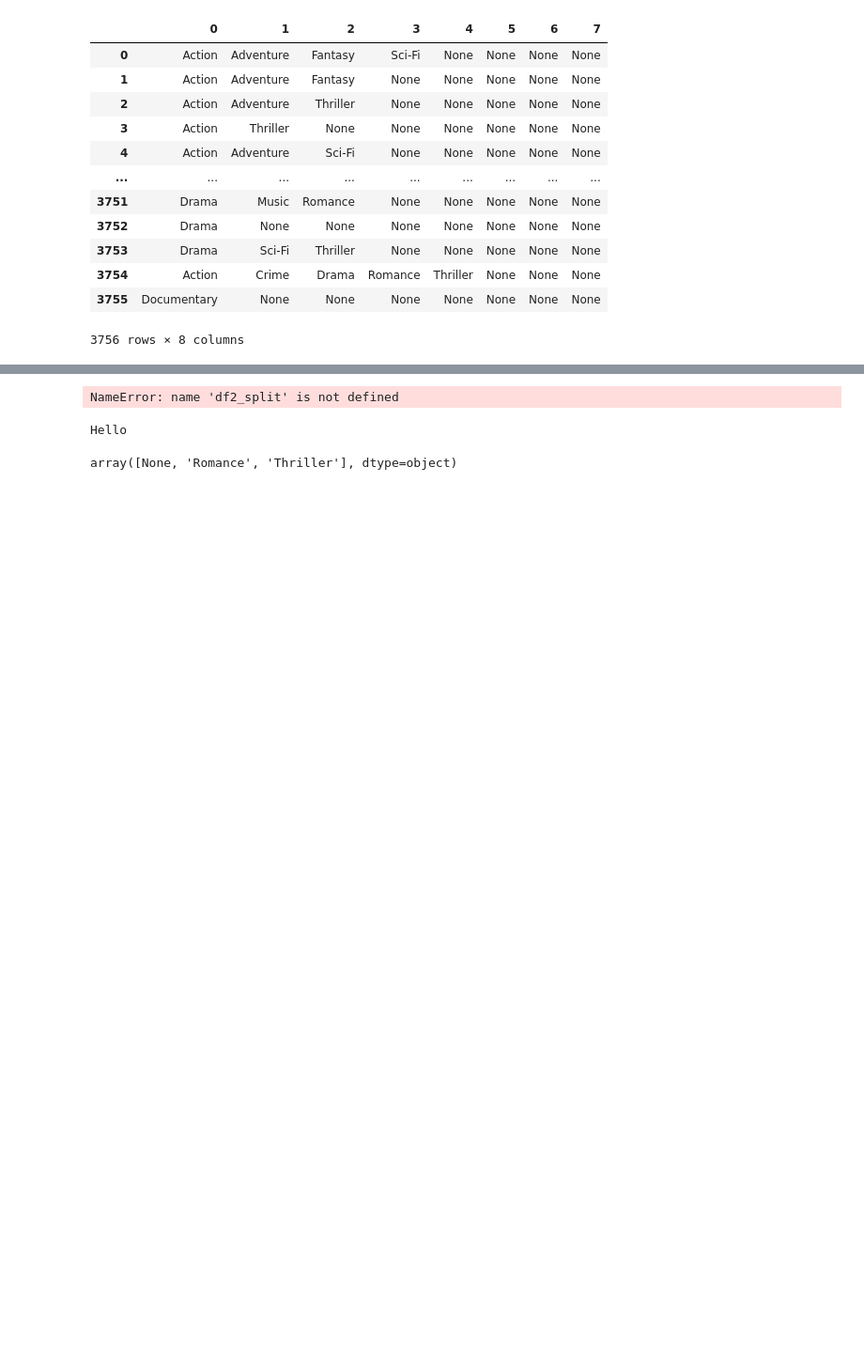
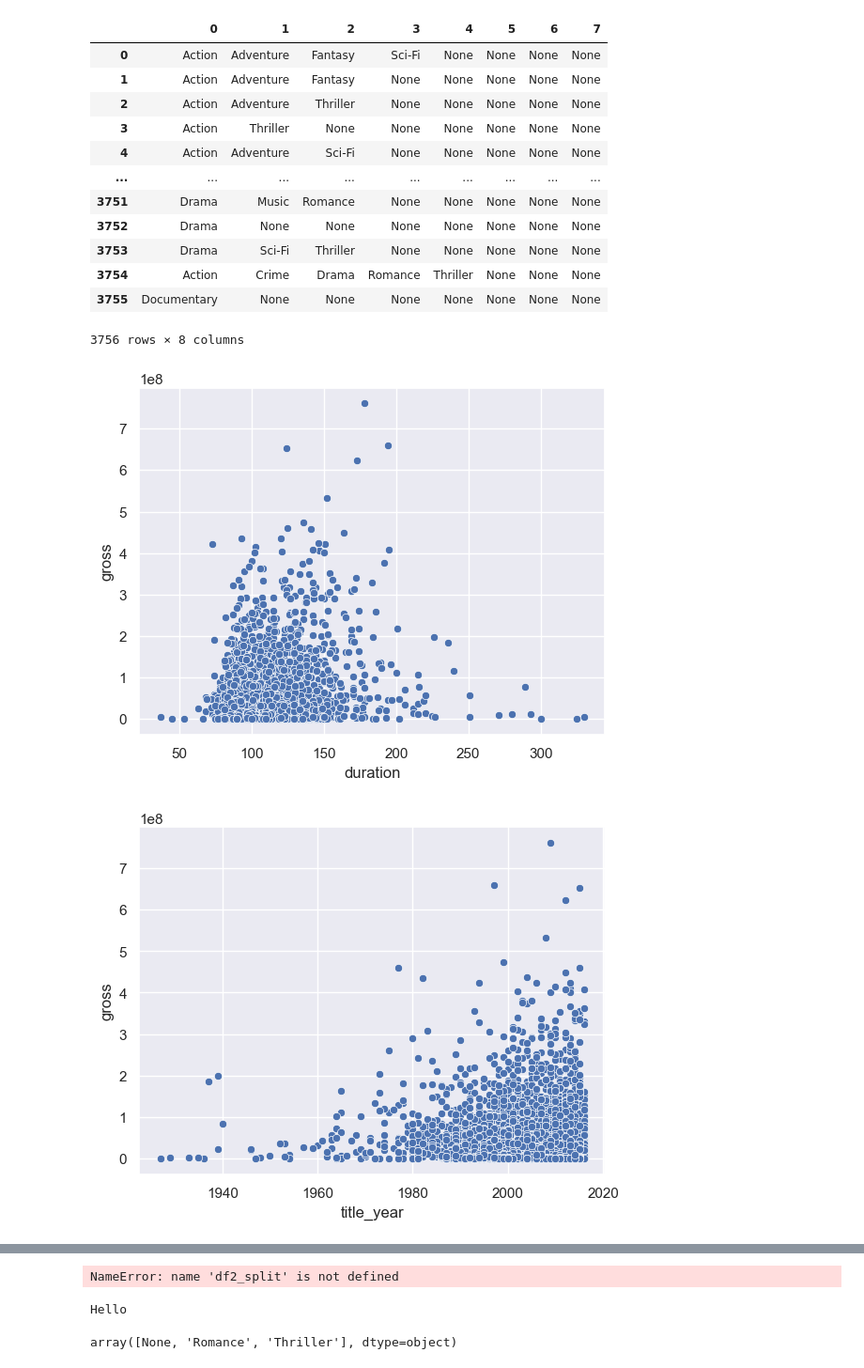
Before and after one commit to pongsapaks/DADS5001, a Jupyter notebook: IMDB.ipynb, the cells around one changed output, grey strips where cells are left out. Shown at 94% size. Drawn from its saved outputs; the diff is of its cells as text; code cells hidden in the pictures; blank space fills up the shorter version.

```diff
--- a/IMDB.ipynb
+++ b/IMDB.ipynb
@@ -93,3 +130,14 @@ df2_split
 | 3754 | Action | Crime | Drama | Romance | Thriller | None | None | None |
 | 3755 | Documentary | None | None | None | None | None | None | None |
 3756 rows × 8 columns
+# %%
+c=["duration","title_year","language", "budget"]
+#plt.figure(figsize=(15,7))
+for a in c:
+    sns.scatterplot(y="gross",x=a,data=df)
+
+
+    plt.show()
+# %% [output]
+[figure, added]
+[figure, added]
```
Also changed, not shown: parts of 9 cells of this notebook.
